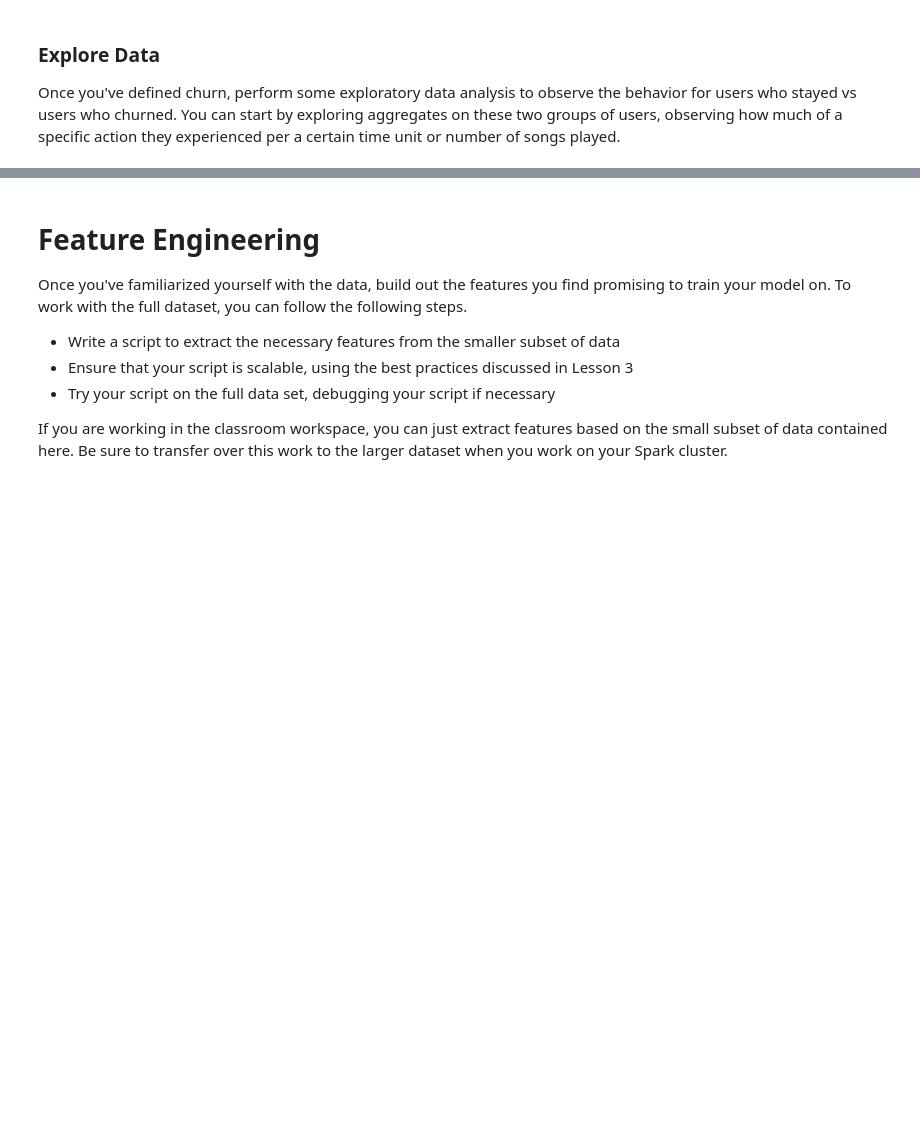
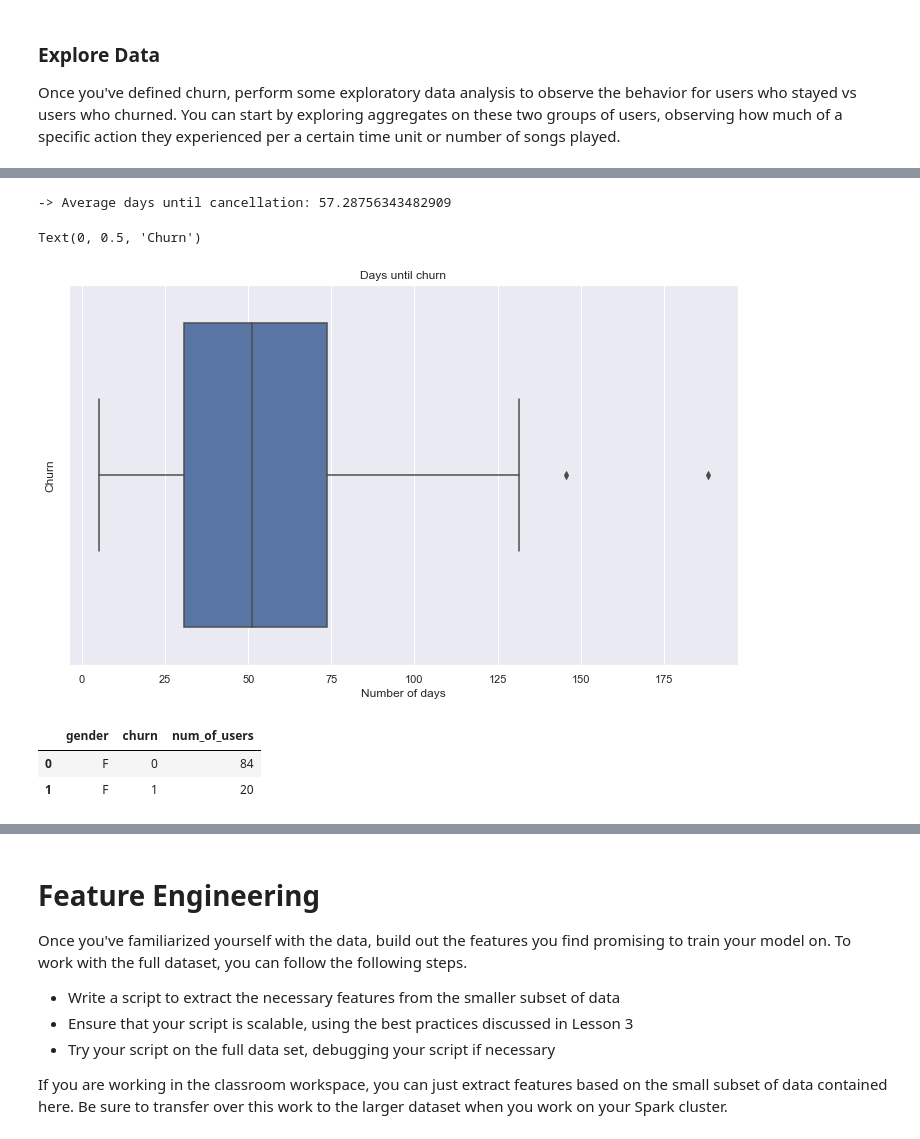
Before and after one commit to pedflotor/Sparkify-Churn-Prediction, a Jupyter notebook: Sparkify.ipynb, the cells around one changed output, grey strips where cells are left out. Saved outputs shown, nothing was run; the diff lists cells and outputs as text; code cells hidden in the pictures; blank space fills up the shorter version.

```diff
--- a/Sparkify.ipynb
+++ b/Sparkify.ipynb
@@ -264,0 +306,21 @@ Once you've defined churn, perform some exploratory data analysis to observe the
+# %%
+# Function to split the date column
+def split_date(df, column):
+    '''
+    INPUT:
+    df - the dataframe that contains a column with date data to be split
+    column - the name of the column have the date to be split
+    OUTPUT:
+    df[column+year/month/day/dayofweek] - new columns will be added to the dataframe with the date split
+
+    Takes the date from the column specified and split it into year, month, day and dayofweek
+    and then this data is added to the existing input dataframe
+    '''
+    df[column+'_hour'] = df[column].apply(lambda x: datetime.datetime.fromtimestamp(x / 1000.0).hour)
+    df[column+'_day'] = df[column].apply(lambda x: datetime.datetime.fromtimestamp(x / 1000.0).day)
+    df[column+'_dayofweek'] = df[column].apply(lambda x: datetime.datetime.fromtimestamp(x / 1000.0).strftime("%w"))
+
+
+# date column split
+sparkify_date = sparkify_events.toPandas()
+split_date(sparkify_date, 'ts')
@@ -264,0 +334,32 @@ Once you've defined churn, perform some exploratory data analysis to observe the
+# %%
+cancel_sparkify_date = sparkify_date[sparkify_date['page']=='Cancellation Confirmation']
+cancel_sparkify_date=cancel_sparkify_date[["ts","registration"]]
+cancel_sparkify_date['ts']=cancel_sparkify_date['ts'].apply(lambda row: datetime.datetime.fromtimestamp(row / 1000.0))
+cancel_sparkify_date['registration']= cancel_sparkify_date['registration'].apply(lambda row: datetime.datetime.fromtimestamp(row / 1000.0))
+
+cancel_sparkify_date['diff_days'] = cancel_sparkify_date['ts'] - cancel_sparkify_date['registration']
+cancel_sparkify_date['diff_days']= cancel_sparkify_date['diff_days']/np.timedelta64(1,'D')
+# %%
+# Average days until cancellation
+print("-> Average days until cancellation:", cancel_sparkify_date["diff_days"].mean())
+# %% [output]
+-> Average days until cancellation: 57.28756343482909
+# %%
+# Ploting
+plt.figure(figsize=(12, 7))
+sns.set(style="darkgrid")
+ax = sns.boxplot(x='diff_days', orient="h", data=cancel_sparkify_date)
+ax.set_title("Days until churn")
+ax.set_xlabel("Number of days")
+ax.set_ylabel("Churn")
+# %% [output]
+Text(0, 0.5, 'Churn')
+[figure, added]
+# %%
+# Churn rates by Gender
+churn_gender = sparkify_events.groupby('gender', 'churn').agg(countDistinct('userId')).toPandas().rename(columns = {'count(userId)':'num_of_users'})
+churn_gender.head(2)
+# %% [output]
+|  | gender | churn | num_of_users |
+| 0 | F | 0 | 84 |
+| 1 | F | 1 | 20 |
```
Also changed, not shown: parts of 24 cells of this notebook.
